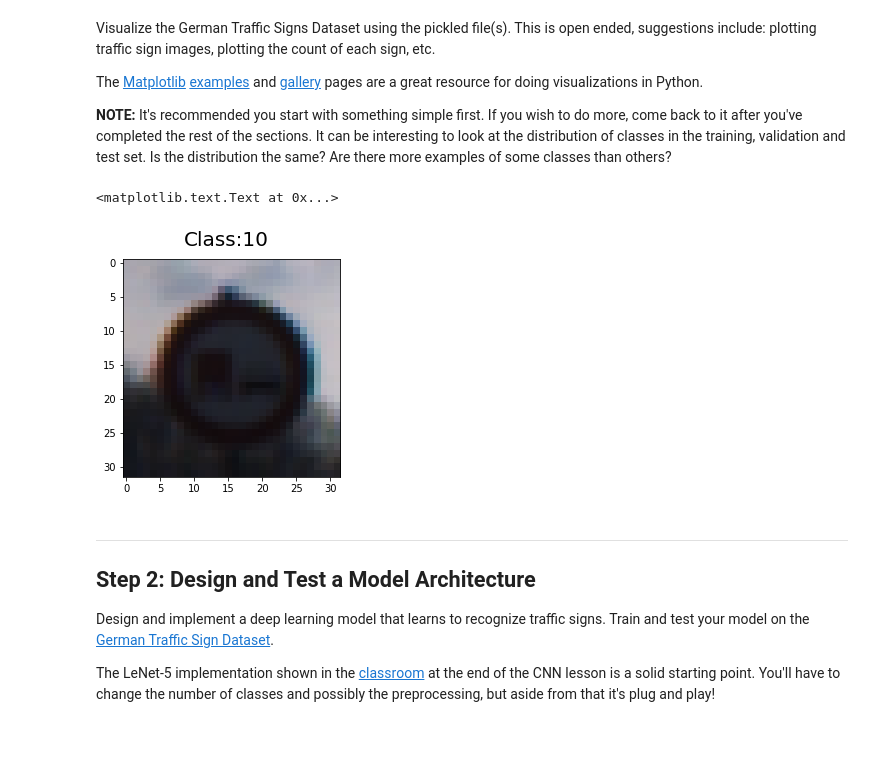
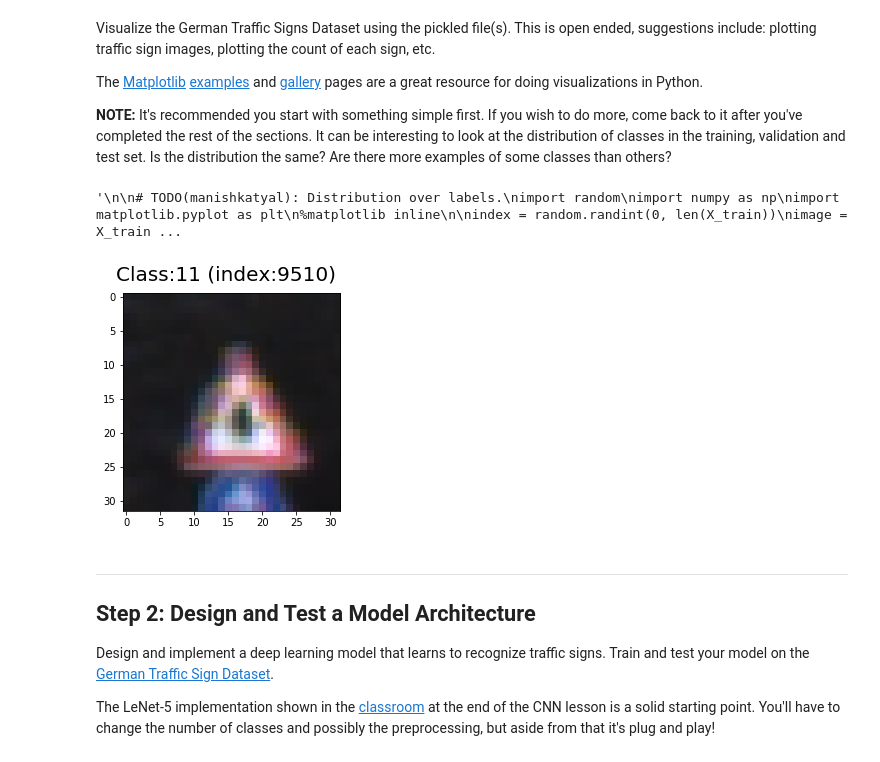
Before and after one commit to mkneesh/CarND-Traffic-Sign-Classifier-Project, a Jupyter notebook: Traffic_Sign_Classifier.ipynb, the cells around one changed output. Saved outputs shown, nothing was run; the diff lists cells and outputs as text; code cells hidden in the pictures.

```diff
--- a/Traffic_Sign_Classifier.ipynb
+++ b/Traffic_Sign_Classifier.ipynb
@@ -101,12 +102,29 @@ import matplotlib.pyplot as plt
 # %%
 # View a single train image and it's label.
 fig = plt.figure()
 i = np.random.randint(n_train)
 plt.imshow(X_train[i])
-fig.suptitle("Class:%s" % y_train[i], fontsize=20)
+fig.suptitle("Class:%s (index:%s)" % (y_train[i], i), fontsize=20)
+"""
+
+# TODO(manishkatyal): Distribution over labels.
+import random
+import numpy as np
+import matplotlib.pyplot as plt
+%matplotlib inline
+
+index = random.randint(0, len(X_train))
+image = X_train[index].squeeze()
+
+plt.figure(figsize=(1,1))
+plt.imshow(image, cmap="gray")
+print(y_train[index])
+
+
+"""
 # %% [output]
-<matplotlib.text.Text at 0x...>
+'\n\n# TODO(manishkatyal): Distribution over labels.\nimport random\nimport numpy as np\nimport matplotlib.pyplot as plt\n%matplotlib inline\n\nindex = random.randint(0, len(X_train))\nimage = X_train ...
-[figure, old version]
+[figure, new version]
 # %% [markdown]
 ----
 
```
Also changed, not shown: parts of 15 cells of this notebook.
